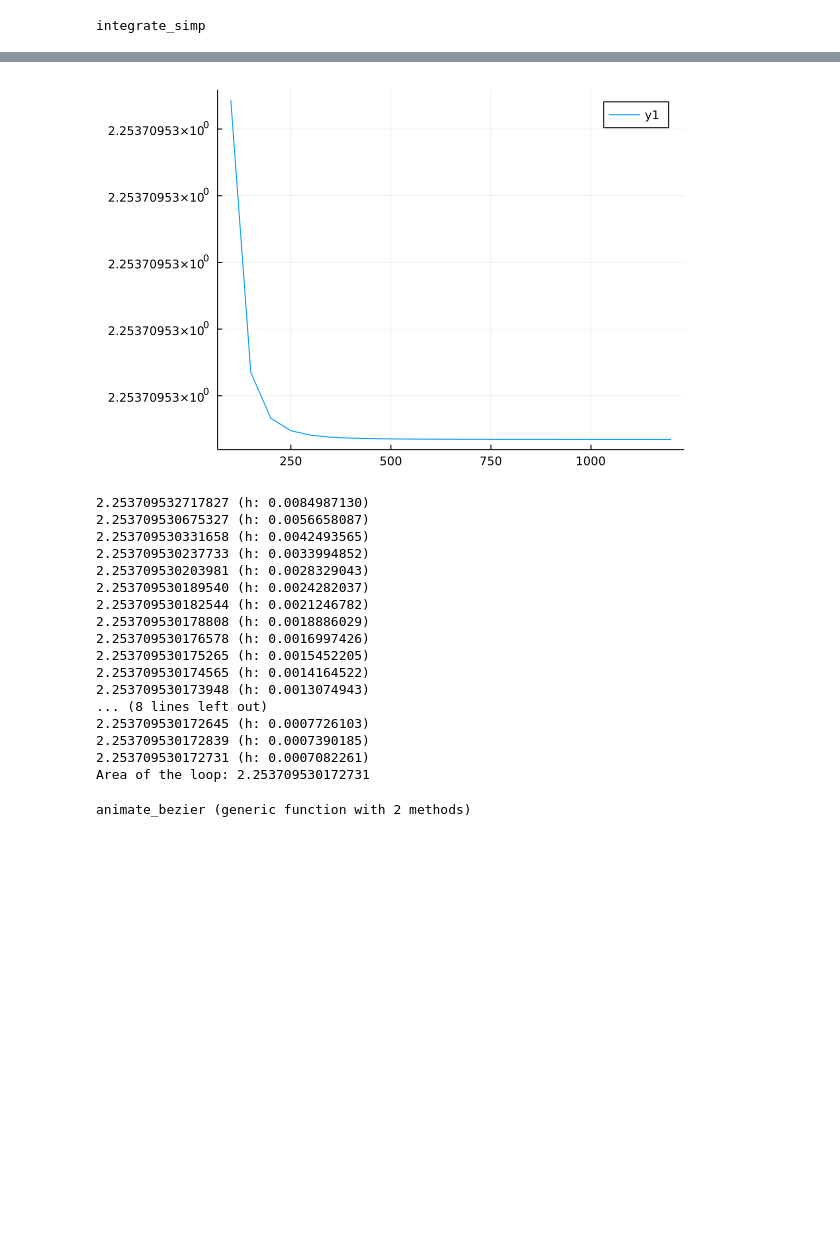
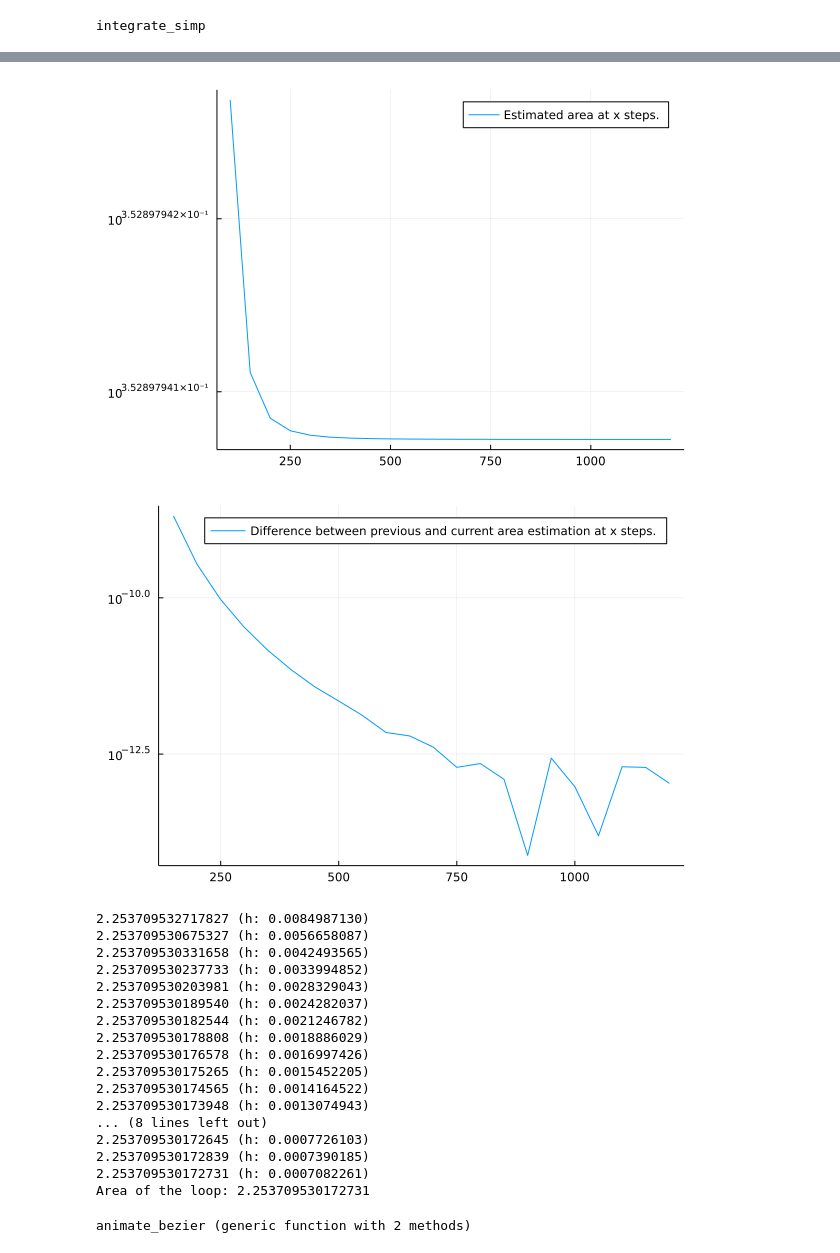
Before and after one commit to realdragonturtle/num-mat, a Jupyter notebook: src/hw3.ipynb, the cells around one changed output, grey strips where cells are left out. Drawn from its saved outputs; the diff is of its cells as text; code cells hidden in the pictures; blank space fills up the shorter version.

Commit message:
edit plots

```diff
--- a/src/hw3.ipynb
+++ b/src/hw3.ipynb
@@ -213,8 +213,9 @@ function integrate_simp(t, s, bc)
         return cI
     end
 
-    Is = []
+    Is = [] # integral value at st steps
     st = 100:50:1200 # try different number of steps
+    ds = [] # difference between current and previous integral estimation
 
     for j in st
         I = 0
@@ -229,12 +230,18 @@ function integrate_simp(t, s, bc)
             b += h
         end
         I *= (h/12) # from green * (1/2) and simpson * (h/6)
+        if length(Is)>0
+            d = abs(I - last(Is))
+            append!(ds, d)
+        end
         append!(Is, I)
+
         @printf("%.15f (h: %.10f)\n", I, h)
     end
-    p = plot(st, Is)
+    p = plot(st, Is, yaxis=:log, label="Estimated area at x steps.")
+    pp = plot(st[2:end], ds, yaxis=:log, label="Difference between previous and current area estimation at x steps.")
     @printf("Area of the loop: %.15f\n", last(Is))
-    return [last(Is), p]
+    return [last(Is), p,pp]
 end
 # %% [output]
 integrate_simp
@@ -259,8 +266,10 @@ Error for Simpson method is bounded such: $err \leq k\frac{(b-a)^5}{180n^4}$, if
 # %%
-a, p = integrate_simp(t, s, bc)
+a, p, pp = integrate_simp(t, s, bc)
 display(p)
+display(pp)
 # %% [output]
-[figure, old version]
+[figure, new version]
+[figure, added]
 2.253709532717827 (h: 0.0084987130)
 2.253709530675327 (h: 0.0056658087)
 2.253709530331658 (h: 0.0042493565)
```
Also changed, not shown: parts of 1 cell of this notebook.
